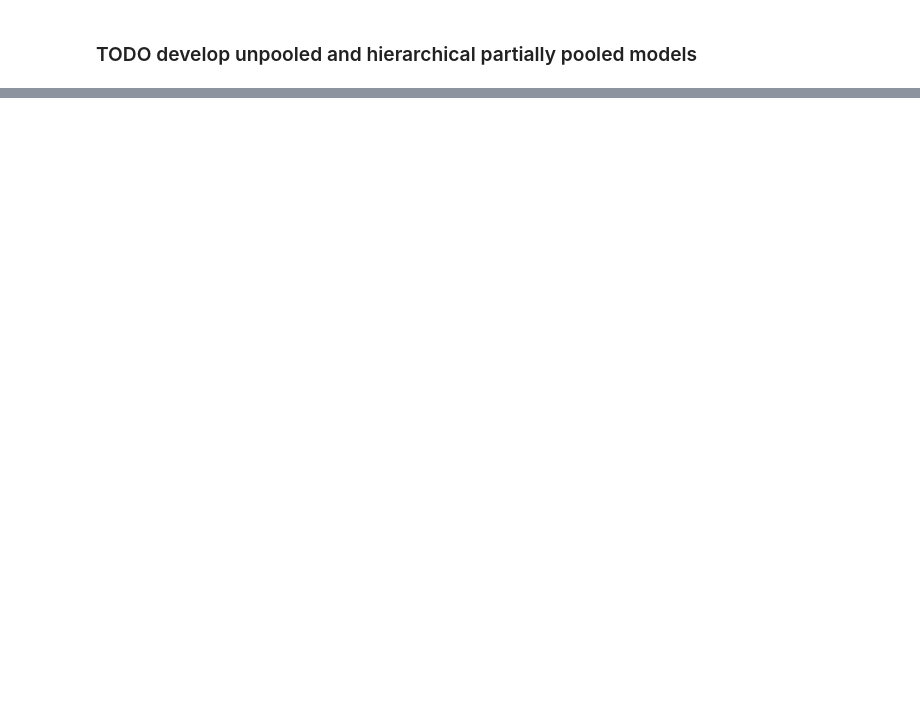
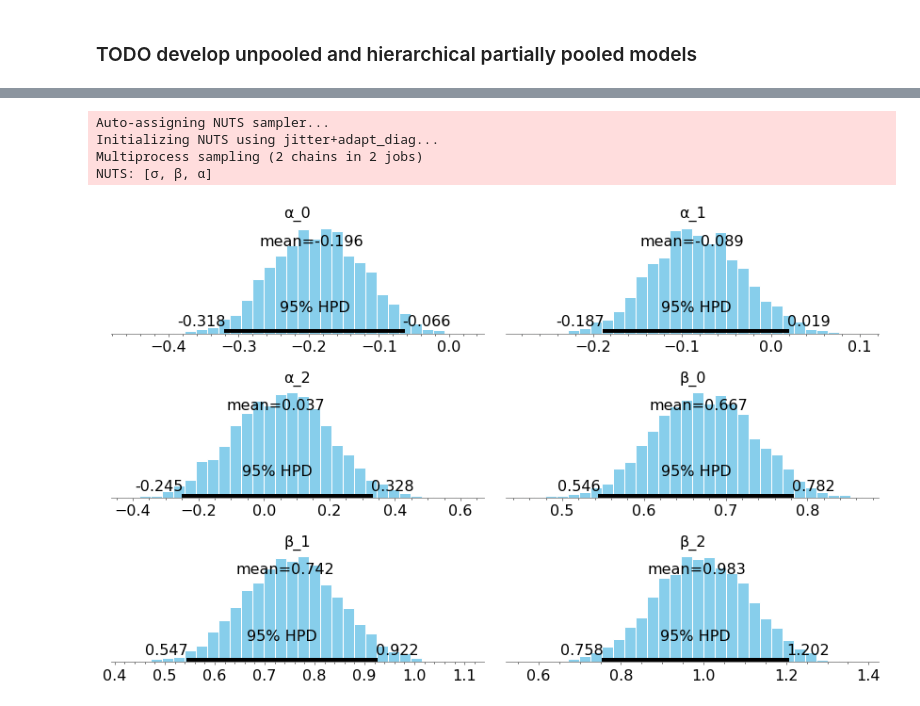
Before and after one commit to madHatter106/IOCS_BUSAN_2019, a Jupyter notebook: BUSAN2019.ipynb, the cells around one changed output, grey strips where cells are left out. Cells and saved outputs as stored; diff of their text form; code cells hidden in the pictures; blank space fills up the shorter version.

Commit message:
debugging hierarchical model

```diff
--- a/BUSAN2019.ipynb
+++ b/BUSAN2019.ipynb
@@ -659,3 +659,16 @@ f.savefig('./resources/ppc_informative.png', dpi=300)
 <center><img src="./resources/ppc_informative.png?:1"  width=600 /></center>
 # %% [markdown]
 ### TODO develop unpooled and hierarchical partially pooled models
+# %%
+n_blue_groups = X_train_s.maxBlueIdx.unique().size
+with pm.Model() as m_unpooled_informative:
+    # prior on intercept
+    α = pm.Normal('α', 0, 0.5, shape=n_blue_groups)
+    # prior on slopes
+    β = pm.Normal('β', 0, 0.2, shape=n_blue_groups)
+    # prior on likelihood variance
+    σ = pm.Exponential('σ', 1)
+    # likelihood's mean deterministic expression
+    μ = α[X_train_s.maxBlueIdx.values,] + β[X_train_s.maxBlueIdx,] * X_train_s.green2MaxBlue_s.values
+    # likelihood
+    log_chl_s = pm.Normal('log_chl_s', mu=μ, sd=σ, observed=y_train_s.log_chlor_a_s.values)
@@ -661,0 +678,12 @@ f.savefig('./resources/ppc_informative.png', dpi=300)
+# %%
+with m_unpooled_informative:
+    trace_unpooled_informative = pm.sample(2000, tune=1000)
+# %% [output]
+Auto-assigning NUTS sampler...
+Initializing NUTS using jitter+adapt_diag...
+Multiprocess sampling (2 chains in 2 jobs)
+NUTS: [σ, β, α]
+# %%
+pm.plot_posterior(trace_unpooled_informative, varnames=['α', 'β']);
+# %% [output]
+[figure, added]
```
Also changed, not shown: parts of 13 cells of this notebook.
